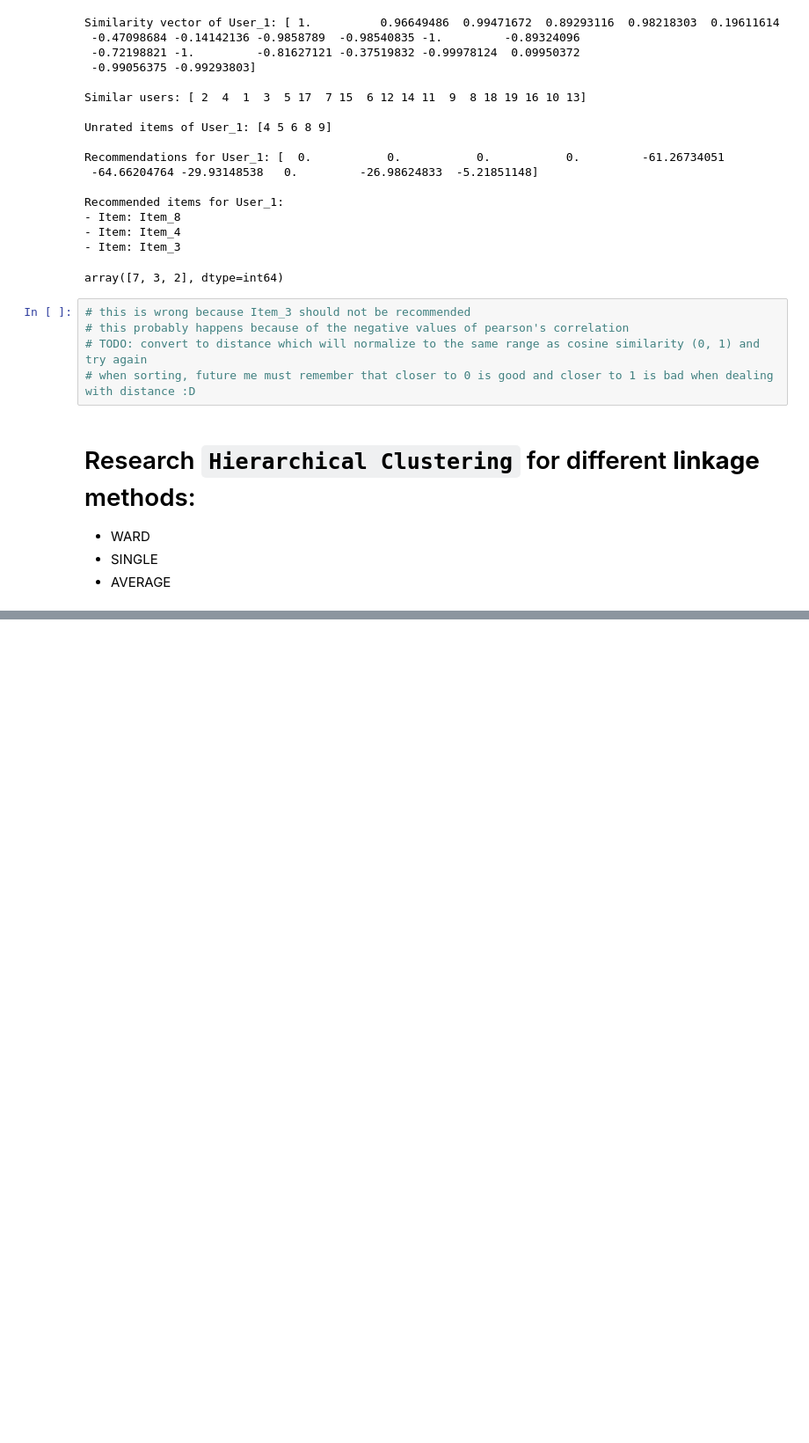
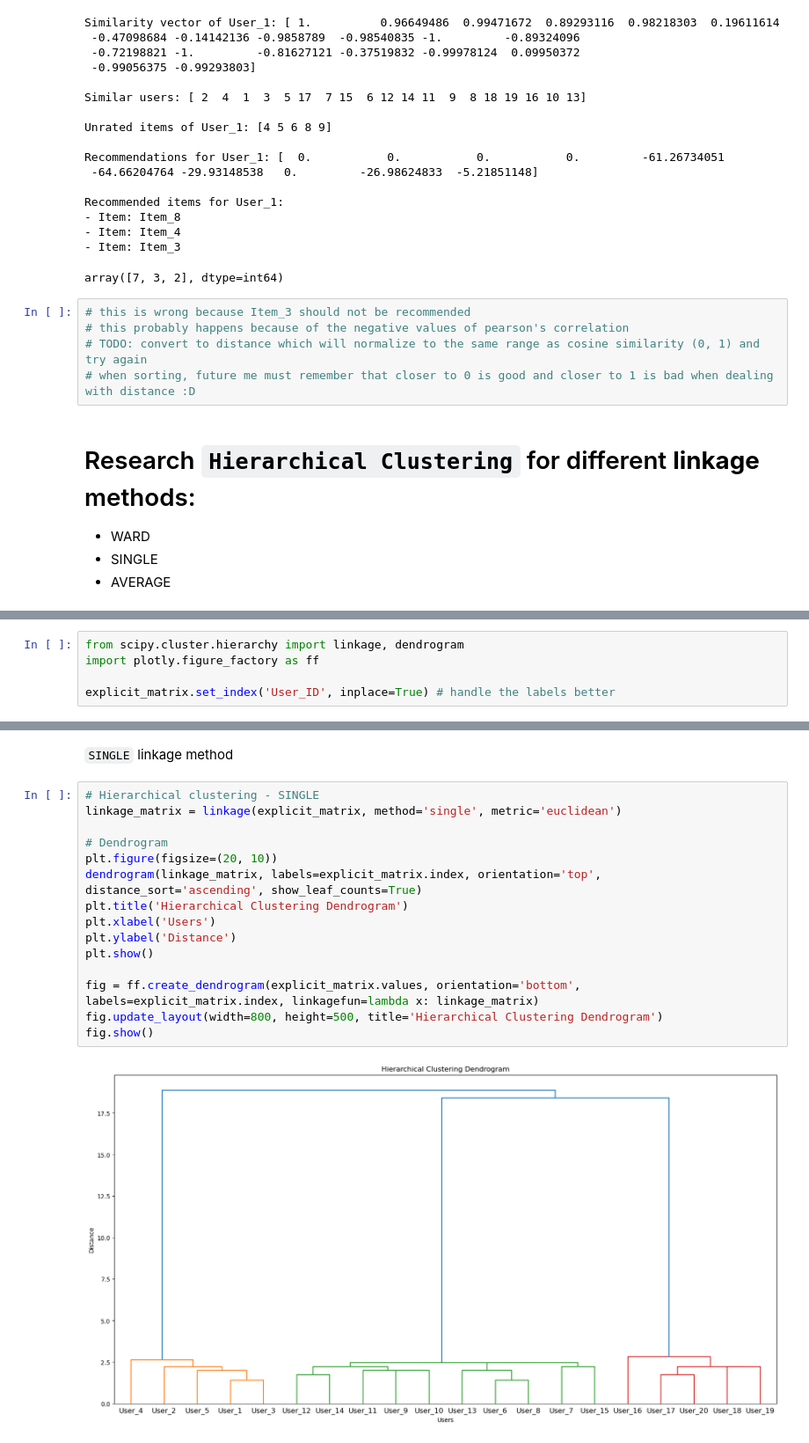
Before and after one commit to tgvp/Algoritmos-Recomendacao, a Jupyter notebook: src/rs-starter.ipynb, the cells around one changed output, grey strips where cells are left out. Shown: that part at 88% size. Drawn from its saved outputs; the diff is of its cells as text; blank space fills up the shorter version.

```diff
--- a/src/rs-starter.ipynb
+++ b/src/rs-starter.ipynb
@@ -1026,0 +1029,5 @@ array([7, 3, 2], dtype=int64)
+# %%
+from scipy.cluster.hierarchy import linkage, dendrogram
+import plotly.figure_factory as ff
+
+explicit_matrix.set_index('User_ID', inplace=True) # handle the labels better
@@ -1026,0 +1051,19 @@ array([7, 3, 2], dtype=int64)
+# %% [markdown]
+`SINGLE` linkage method
+# %%
+# Hierarchical clustering - SINGLE
+linkage_matrix = linkage(explicit_matrix, method='single', metric='euclidean')
+
+# Dendrogram
+plt.figure(figsize=(20, 10))
+dendrogram(linkage_matrix, labels=explicit_matrix.index, orientation='top', distance_sort='ascending', show_leaf_counts=True)
+plt.title('Hierarchical Clustering Dendrogram')
+plt.xlabel('Users')
+plt.ylabel('Distance')
+plt.show()
+
+fig = ff.create_dendrogram(explicit_matrix.values, orientation='bottom', labels=explicit_matrix.index, linkagefun=lambda x: linkage_matrix)
+fig.update_layout(width=800, height=500, title='Hierarchical Clustering Dendrogram')
+fig.show()
+# %% [output]
+[figure, added]
```
Also changed, not shown: parts of 7 cells of this notebook.
